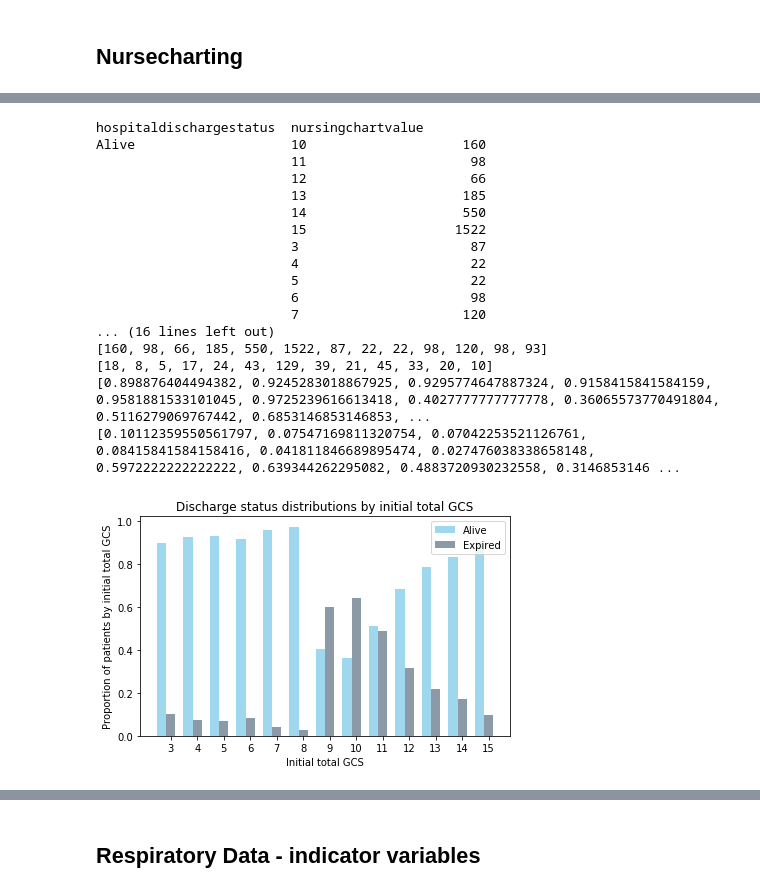
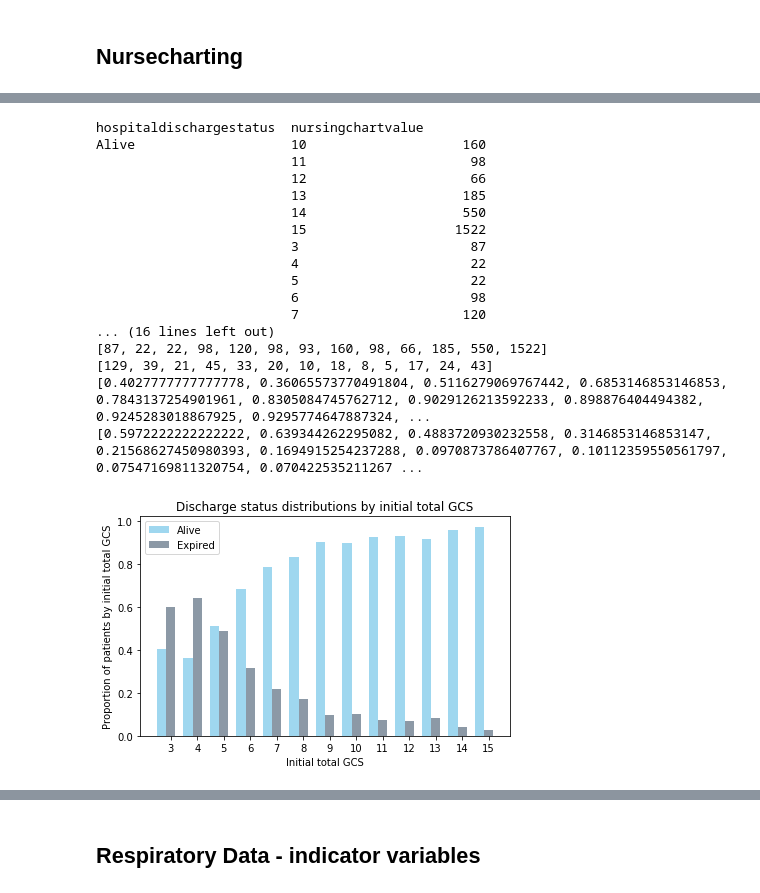
Before and after one commit to adit98/tbi, a Jupyter notebook: GCS_Modeling.ipynb, the cells around one changed output, grey strips where cells are left out. Cells and saved outputs as stored; diff of their text form; code cells hidden in the pictures.

```diff
--- a/GCS_Modeling.ipynb
+++ b/GCS_Modeling.ipynb
@@ -449,8 +449,11 @@ print(grouped)
 
 gcs_type = 'total'
 
-alive = list(grouped['Alive'])
-exp = list(grouped['Expired'])
+alive_temp = list(grouped['Alive'])
+exp_temp = list(grouped['Expired'])
+
+alive = alive_temp[6:] + alive_temp[:6]
+exp = exp_temp[6:] + exp_temp[:6]
 
 print(alive)
 print(exp)
@@ -480,38 +483,38 @@ label='Alive')
 
 rects2 = plt.bar(index + bar_width, exp_dist, bar_width,
 alpha=opacity,
 color='slategray',
 label='Expired')
 
 plt.xlabel('Initial ' + gcs_type + ' GCS')
 plt.ylabel('Proportion of patients by initial ' + gcs_type + ' GCS')
 plt.title('Discharge status distributions by initial ' + gcs_type + ' GCS')
 plt.xticks(index + bar_width, tuple(list(range(3,15+1))))
 plt.legend()
 
 # plt.savefig('gender_gcs_distrib.png')
 
 plt.tight_layout()
 plt.show()
 # %% [output]
 hospitaldischargestatus  nursingchartvalue
 Alive                    10                    160
                          11                     98
                          12                     66
                          13                    185
                          14                    550
                          15                   1522
                          3                      87
                          4                      22
                          5                      22
                          6                      98
                          7                     120
 ... (16 lines left out)
-[160, 98, 66, 185, 550, 1522, 87, 22, 22, 98, 120, 98, 93]
-[18, 8, 5, 17, 24, 43, 129, 39, 21, 45, 33, 20, 10]
-[0.898876404494382, 0.9245283018867925, 0.9295774647887324, 0.9158415841584159, 0.9581881533101045, 0.9725239616613418, 0.4027777777777778, 0.36065573770491804, 0.5116279069767442, 0.6853146853146853, ...
-[0.10112359550561797, 0.07547169811320754, 0.07042253521126761, 0.08415841584158416, 0.041811846689895474, 0.027476038338658148, 0.5972222222222222, 0.639344262295082, 0.4883720930232558, 0.3146853146 ...
+[87, 22, 22, 98, 120, 98, 93, 160, 98, 66, 185, 550, 1522]
+[129, 39, 21, 45, 33, 20, 10, 18, 8, 5, 17, 24, 43]
+[0.4027777777777778, 0.36065573770491804, 0.5116279069767442, 0.6853146853146853, 0.7843137254901961, 0.8305084745762712, 0.9029126213592233, 0.898876404494382, 0.9245283018867925, 0.9295774647887324, ...
+[0.5972222222222222, 0.639344262295082, 0.4883720930232558, 0.3146853146853147, 0.21568627450980393, 0.1694915254237288, 0.0970873786407767, 0.10112359550561797, 0.07547169811320754, 0.070422535211267 ...
-[figure, old version]
+[figure, new version]
 # %%
 # Respiratory rate
 feature = 'Respiratory Rate'
```
